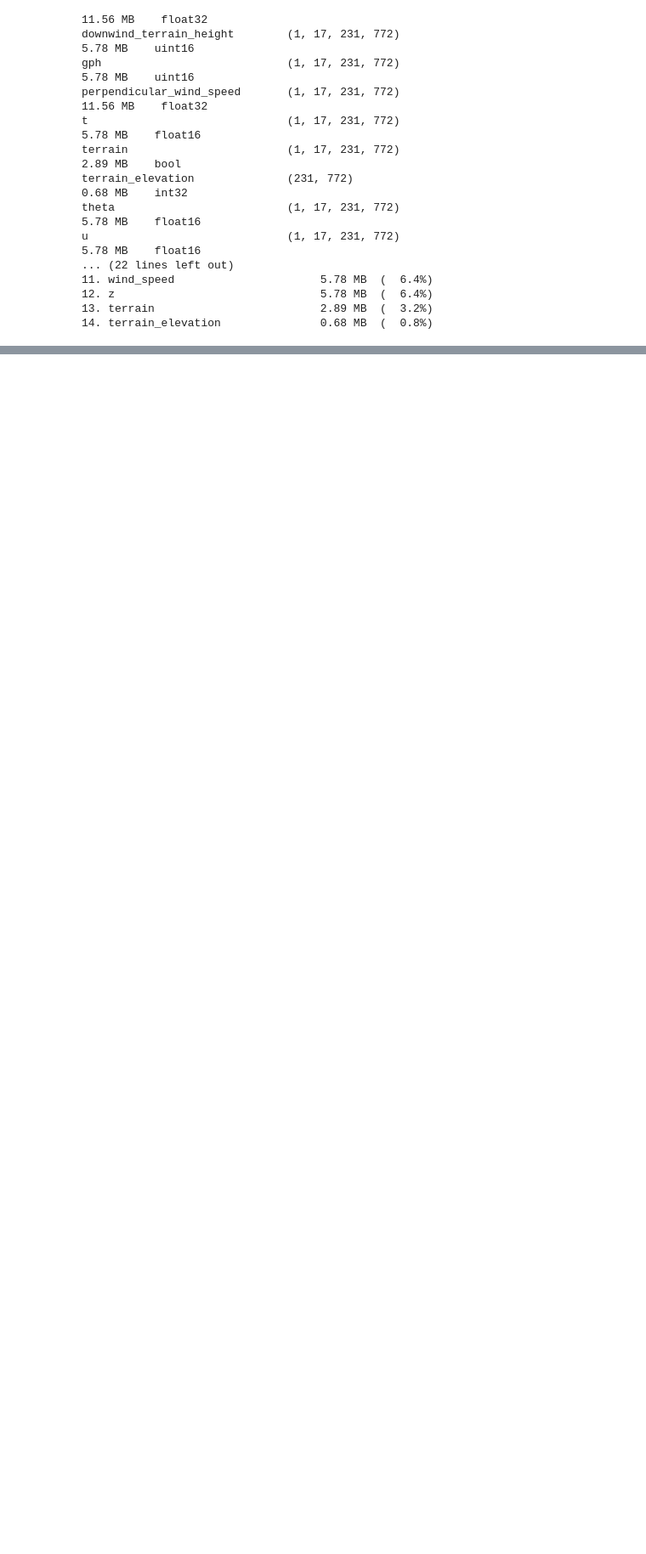
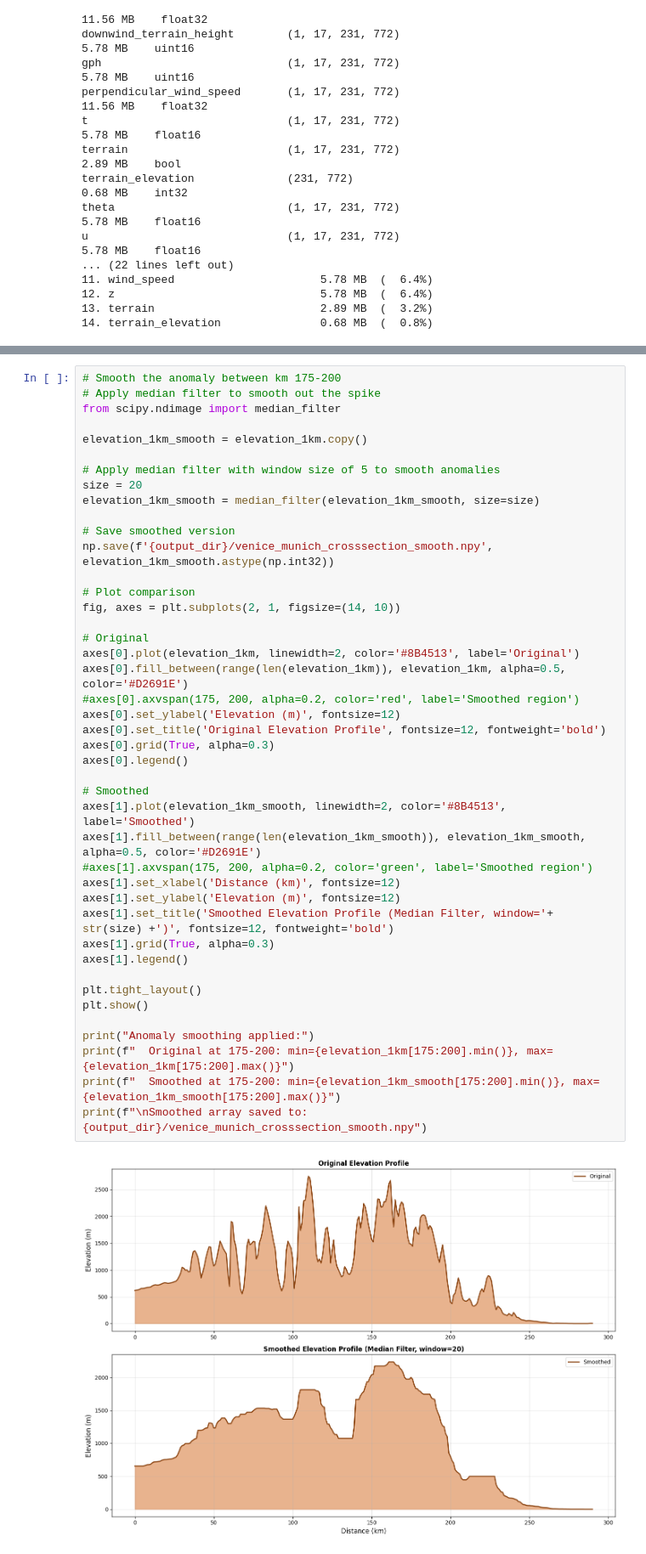
Before and after one commit to afriesinger/SciProFinal, a Jupyter notebook: era5vis-main/era5vis/wind.ipynb, the cells around one changed output, grey strips where cells are left out. Shown at 85% size. Saved outputs shown, nothing was run; the diff lists cells and outputs as text; blank space fills up the shorter version.

```diff
--- a/era5vis-main/era5vis/wind.ipynb
+++ b/era5vis-main/era5vis/wind.ipynb
@@ -378,0 +531,45 @@ u                              (1, 17, 231, 772)                              5.
+# %%
+# Smooth the anomaly between km 175-200
+# Apply median filter to smooth out the spike
+from scipy.ndimage import median_filter
+
+elevation_1km_smooth = elevation_1km.copy()
+
+# Apply median filter with window size of 5 to smooth anomalies
+size = 20
+elevation_1km_smooth = median_filter(elevation_1km_smooth, size=size)
+
+# Save smoothed version
+np.save(f'{output_dir}/venice_munich_crosssection_smooth.npy', elevation_1km_smooth.astype(np.int32))
+
+# Plot comparison
+fig, axes = plt.subplots(2, 1, figsize=(14, 10))
+
+# Original
+axes[0].plot(elevation_1km, linewidth=2, color='#8B4513', label='Original')
+axes[0].fill_between(range(len(elevation_1km)), elevation_1km, alpha=0.5, color='#D2691E')
+#axes[0].axvspan(175, 200, alpha=0.2, color='red', label='Smoothed region')
+axes[0].set_ylabel('Elevation (m)', fontsize=12)
+axes[0].set_title('Original Elevation Profile', fontsize=12, fontweight='bold')
+axes[0].grid(True, alpha=0.3)
+axes[0].legend()
+
+# Smoothed
+axes[1].plot(elevation_1km_smooth, linewidth=2, color='#8B4513', label='Smoothed')
+axes[1].fill_between(range(len(elevation_1km_smooth)), elevation_1km_smooth, alpha=0.5, color='#D2691E')
+#axes[1].axvspan(175, 200, alpha=0.2, color='green', label='Smoothed region')
+axes[1].set_xlabel('Distance (km)', fontsize=12)
+axes[1].set_ylabel('Elevation (m)', fontsize=12)
+axes[1].set_title('Smoothed Elevation Profile (Median Filter, window='+ str(size) +')', fontsize=12, fontweight='bold')
+axes[1].grid(True, alpha=0.3)
+axes[1].legend()
+
+plt.tight_layout()
+plt.show()
+
+print("Anomaly smoothing applied:")
+print(f"  Original at 175-200: min={elevation_1km[175:200].min()}, max={elevation_1km[175:200].max()}")
+print(f"  Smoothed at 175-200: min={elevation_1km_smooth[175:200].min()}, max={elevation_1km_smooth[175:200].max()}")
+print(f"\nSmoothed array saved to: {output_dir}/venice_munich_crosssection_smooth.npy")
+# %% [output]
+[figure, added]
```
Also changed, not shown: parts of 10 cells of this notebook, 24 other files.
